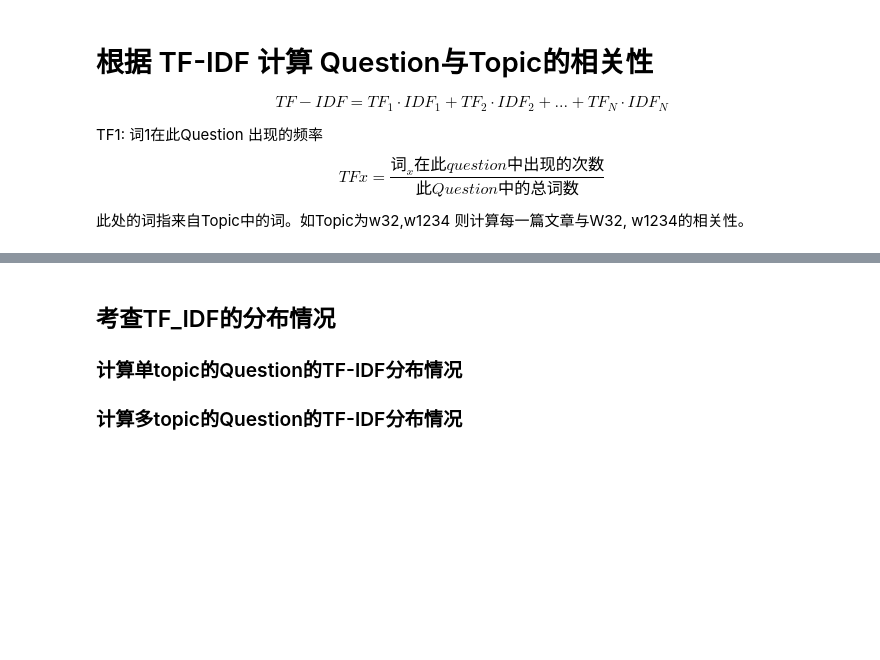
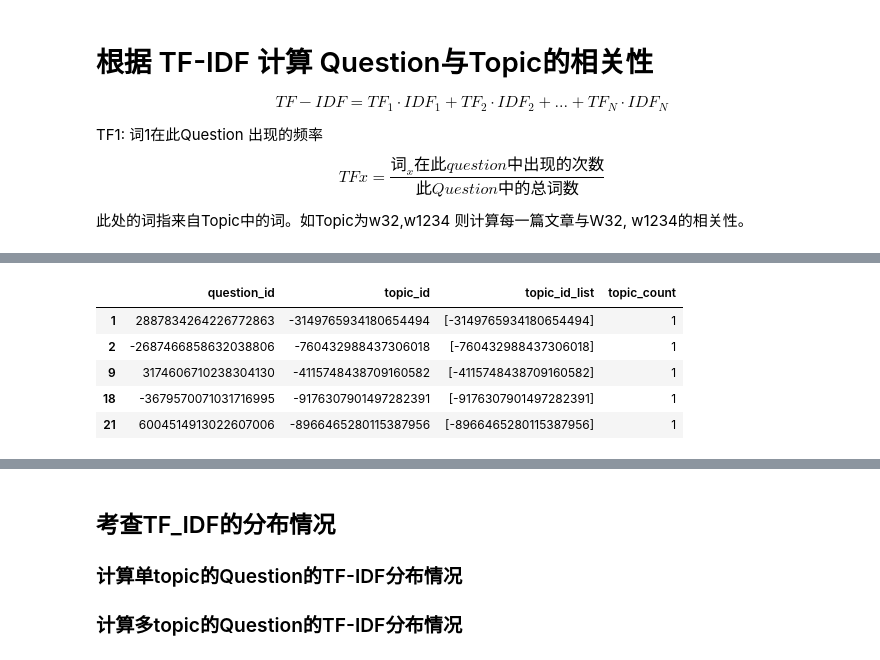
Before and after one commit to goldenpartner/Zhihu, a Jupyter notebook: Simple TF-IDF2.ipynb, the cells around one changed output, grey strips where cells are left out. Cells and saved outputs as stored; diff of their text form; code cells hidden in the pictures; blank space fills up the shorter version.

```diff
--- a/Simple TF-IDF2.ipynb
+++ b/Simple TF-IDF2.ipynb
@@ -123,4 +377,11 @@ sub_df.loc[1][1]
 def tf_idf2(ser):
     return tf_idf(int(ser.topic_id_list[0]), ser.question_id)
 # %%
-sub_df.head(5).apply(tf_idf2, axis = 1)
+sub_df.head(5)
+# %% [output]
+|  | question_id | topic_id | topic_id_list | topic_count |
+| 1 | 2887834264226772863 | -3149765934180654494 | [-3149765934180654494] | 1 |
+| 2 | -2687466858632038806 | -760432988437306018 | [-760432988437306018] | 1 |
+| 9 | 3174606710238304130 | -4115748438709160582 | [-4115748438709160582] | 1 |
+| 18 | -3679570071031716995 | -9176307901497282391 | [-9176307901497282391] | 1 |
+| 21 | 6004514913022607006 | -8966465280115387956 | [-8966465280115387956] | 1 |
```
Also changed, not shown: parts of 67 cells of this notebook.
